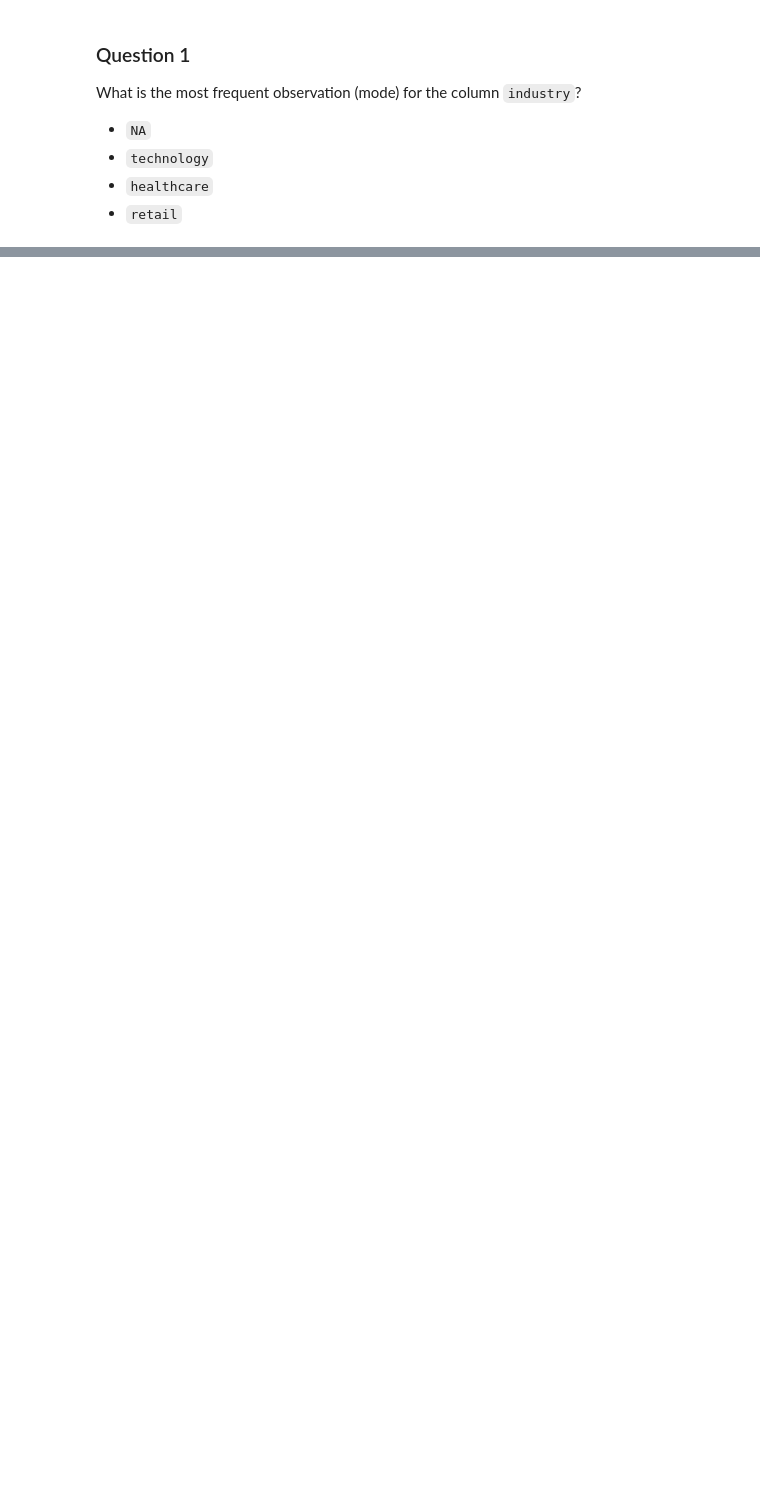
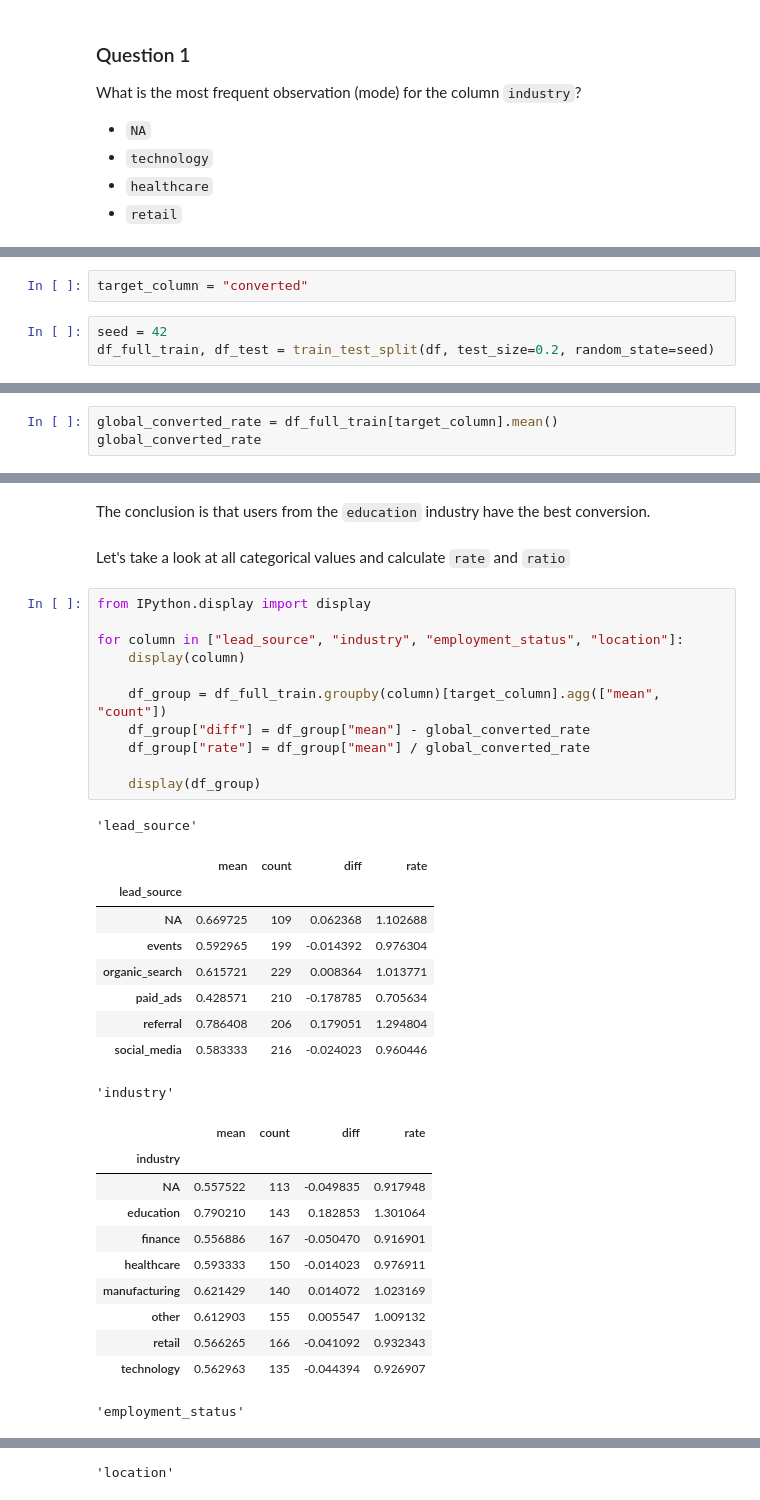
Before and after one commit to ArkadiyShuvaev/machine-learning-zoomcamp, a Jupyter notebook: src/03-classification/03-hw.ipynb, the cells around one changed output, grey strips where cells are left out. Cells and saved outputs as stored; diff of their text form; blank space fills up the shorter version.

Commit message:
completed "### Feature importance. Rate and Risk Ratio."

```diff
--- a/src/03-classification/03-hw.ipynb
+++ b/src/03-classification/03-hw.ipynb
@@ -117,0 +146,5 @@ Name: industry, dtype: object
+# %%
+target_column = "converted"
+# %%
+seed = 42
+df_full_train, df_test = train_test_split(df, test_size=0.2, random_state=seed)
@@ -117,0 +227,3 @@ Name: industry, dtype: object
+# %%
+global_converted_rate = df_full_train[target_column].mean()
+global_converted_rate
@@ -117,0 +287,37 @@ Name: industry, dtype: object
+# %% [markdown]
+The conclusion is that users from the `education` industry have the best conversion.
+# %% [markdown]
+Let's take a look at all categorical values and calculate `rate` and `ratio`
+# %%
+from IPython.display import display
+
+for column in ["lead_source", "industry", "employment_status", "location"]:
+    display(column)
+
+    df_group = df_full_train.groupby(column)[target_column].agg(["mean", "count"])
+    df_group["diff"] = df_group["mean"] - global_converted_rate
+    df_group["rate"] = df_group["mean"] / global_converted_rate
+
+    display(df_group)
+# %% [output]
+'lead_source'
+|  | mean | count | diff | rate |
+| lead_source |  |  |  |  |
+| NA | 0.669725 | 109 | 0.062368 | 1.102688 |
+| events | 0.592965 | 199 | -0.014392 | 0.976304 |
+| organic_search | 0.615721 | 229 | 0.008364 | 1.013771 |
+| paid_ads | 0.428571 | 210 | -0.178785 | 0.705634 |
+| referral | 0.786408 | 206 | 0.179051 | 1.294804 |
+| social_media | 0.583333 | 216 | -0.024023 | 0.960446 |
+'industry'
+|  | mean | count | diff | rate |
+| industry |  |  |  |  |
+| NA | 0.557522 | 113 | -0.049835 | 0.917948 |
+| education | 0.790210 | 143 | 0.182853 | 1.301064 |
+| finance | 0.556886 | 167 | -0.050470 | 0.916901 |
+| healthcare | 0.593333 | 150 | -0.014023 | 0.976911 |
+| manufacturing | 0.621429 | 140 | 0.014072 | 1.023169 |
+| other | 0.612903 | 155 | 0.005547 | 1.009132 |
+| retail | 0.566265 | 166 | -0.041092 | 0.932343 |
+| technology | 0.562963 | 135 | -0.044394 | 0.926907 |
+'employment_status'
@@ -117,0 +331 @@ Name: industry, dtype: object
+'location'
```
Also changed, not shown: parts of 31 cells of this notebook.
